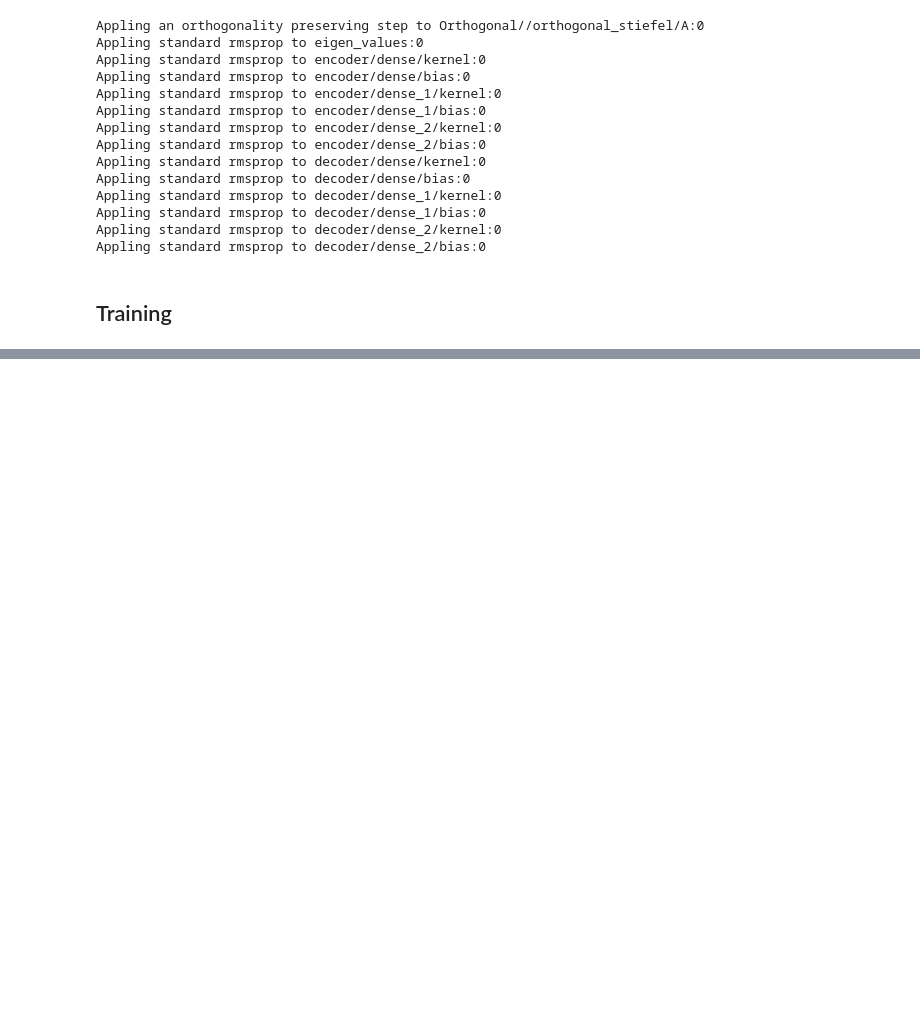
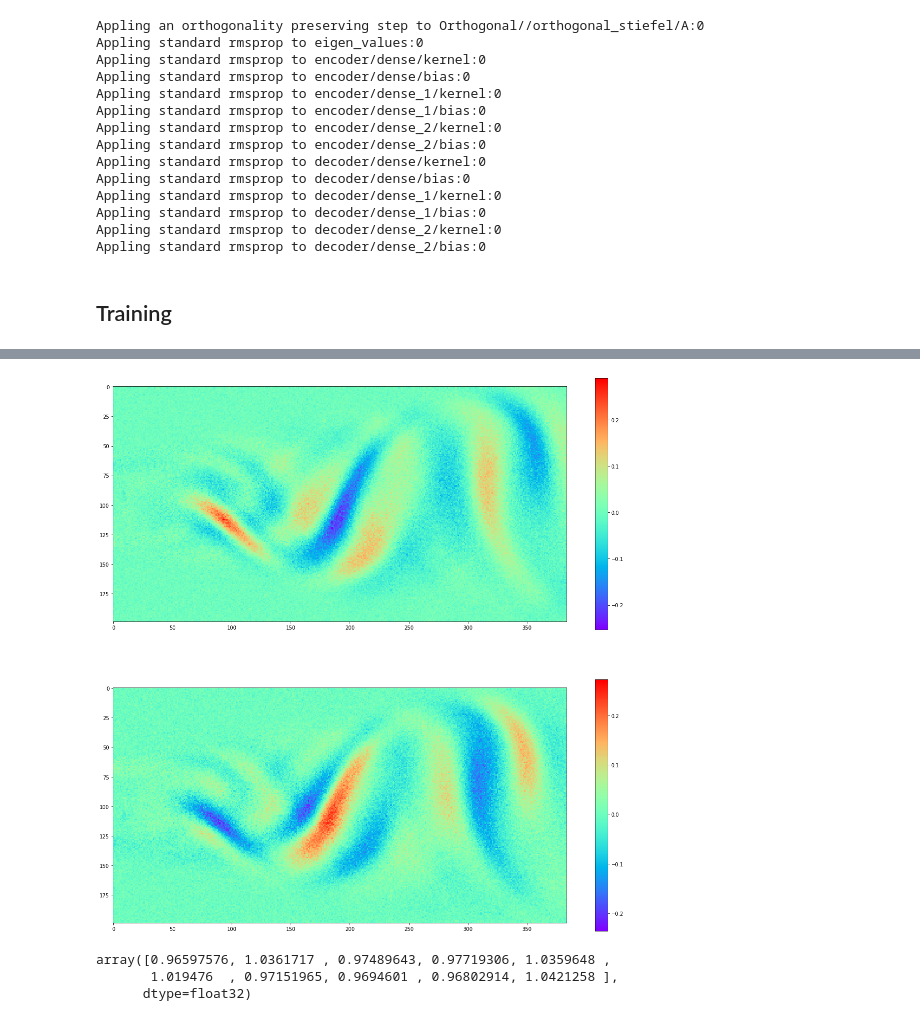
Before and after one commit to EiffL/FluidFlowPrediction, a Jupyter notebook: notebooks/FluidFlowPrototype.ipynb, the cells around one changed output, grey strips where cells are left out. Cells and saved outputs as stored; diff of their text form; code cells hidden in the pictures; blank space fills up the shorter version.

```diff
--- a/notebooks/FluidFlowPrototype.ipynb
+++ b/notebooks/FluidFlowPrototype.ipynb
@@ -74,0 +144,10 @@ Appling standard rmsprop to decoder/dense_2/bias:0
+# %%
+figure(figsize=(20,20))
+subplot(211)
+imshow(xin[1].reshape((384,199)).T - xout[1].reshape((384,199)).T,cmap='rainbow')
+colorbar();
+subplot(212)
+imshow(xin[1].reshape((384,199)).T - xp[0].reshape((384,199)).T,cmap='rainbow')
+colorbar();
+# %% [output]
+[figure, added]
@@ -74,0 +156,6 @@ Appling standard rmsprop to decoder/dense_2/bias:0
+# %%
+lambdas
+# %% [output]
+array([0.96597576, 1.0361717 , 0.97489643, 0.97719306, 1.0359648 ,
+       1.019476  , 0.97151965, 0.9694601 , 0.96802914, 1.0421258 ],
+      dtype=float32)
```
Also changed, not shown: parts of 17 cells of this notebook.
